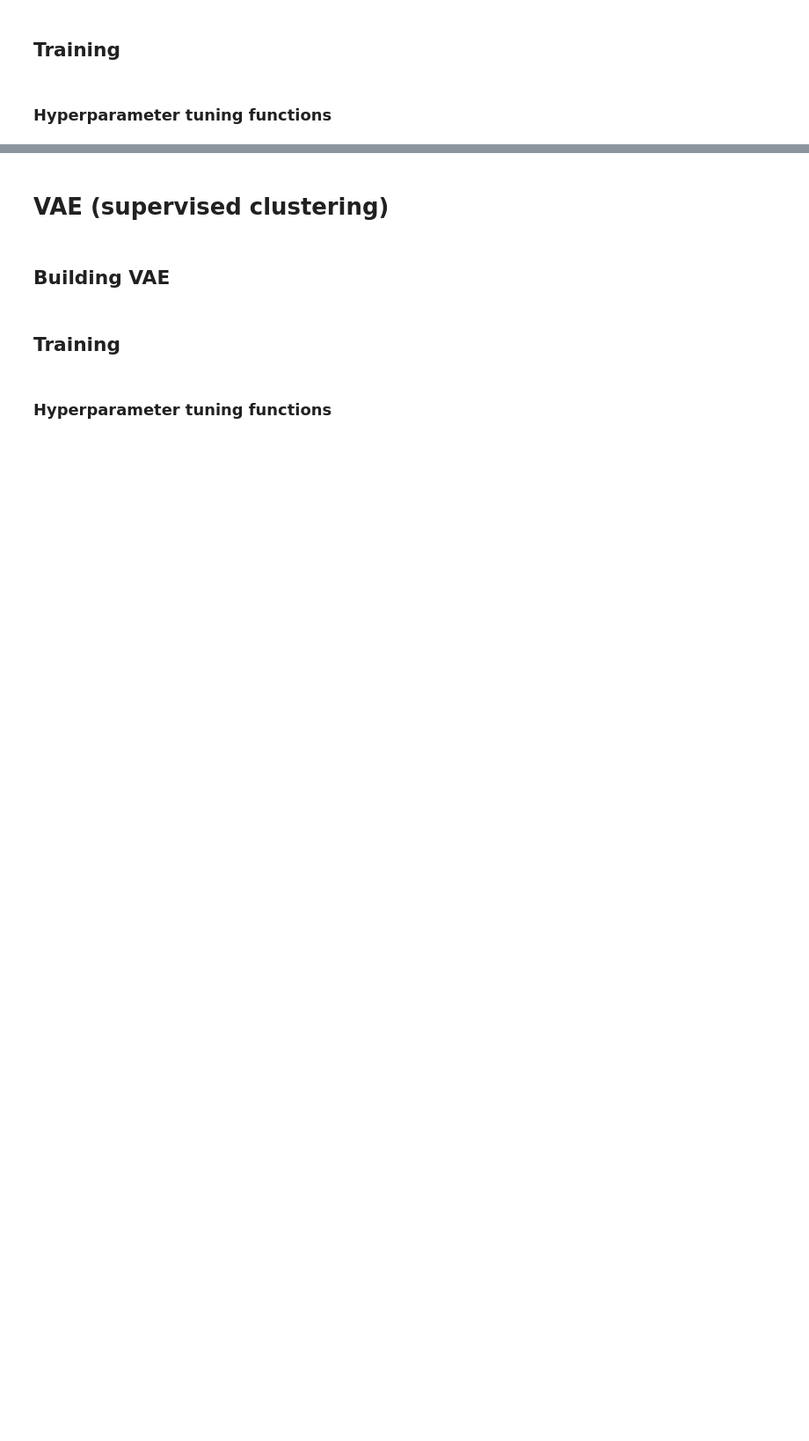
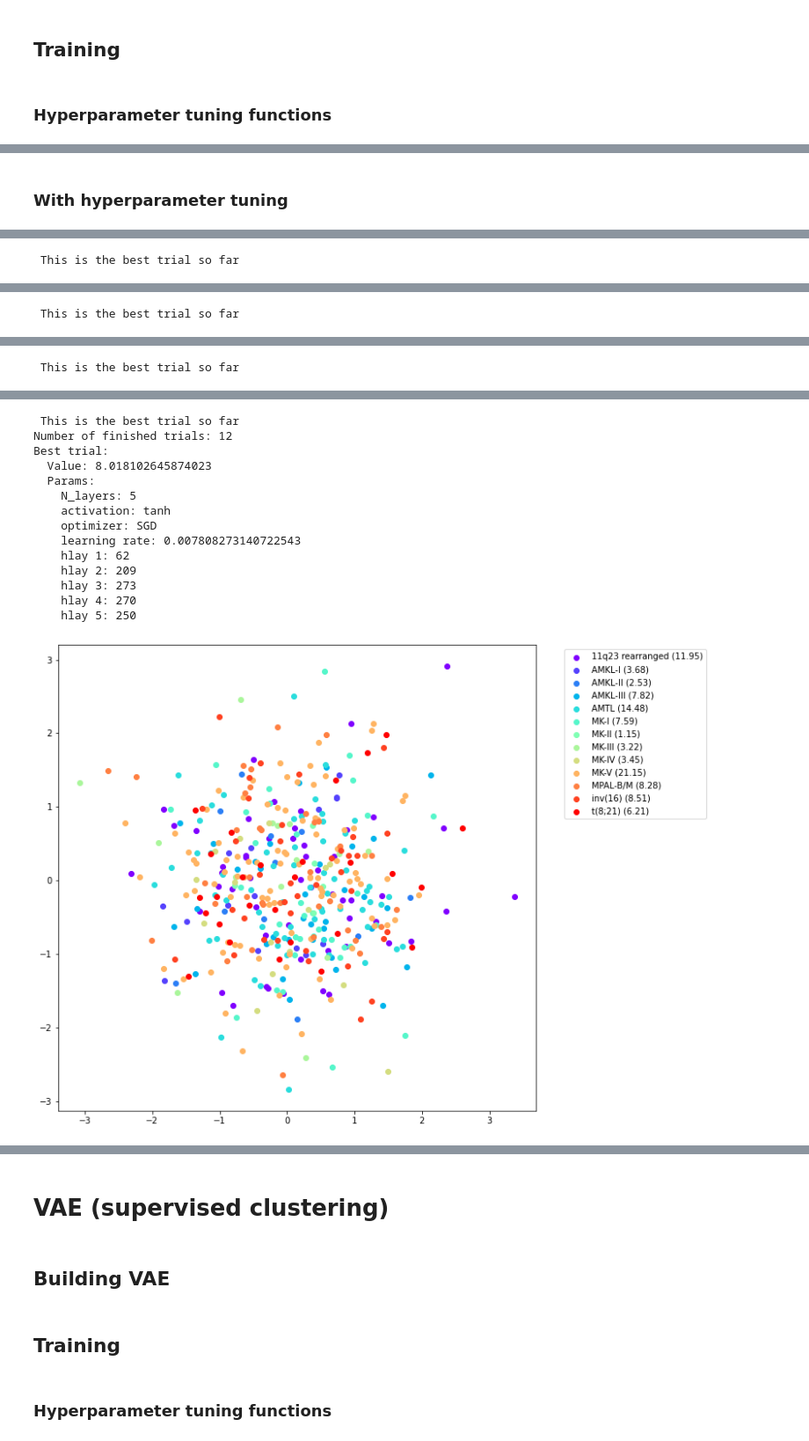
Before and after one commit to ThiesCalje/Survival-Analysis-Deep-Learning-AML-, a Jupyter notebook: Code/Collab/Clustering_Embedding.ipynb, the cells around one changed output, grey strips where cells are left out. Shown at 88% size. Cells and saved outputs as stored; diff of their text form; code cells hidden in the pictures; blank space fills up the shorter version.

Commit message:
added classification layer and appropriate visualization functions for interpretation

```diff
--- a/Code/Collab/Clustering_Embedding.ipynb
+++ b/Code/Collab/Clustering_Embedding.ipynb
@@ -79,7 +81,7 @@ def data_procsg(data_i, data_l, aug_n, batch_size, var_of_interest, balance = Fa
 
     gene_expression_np  = data_i.numpy()
     patientdat          = data_l[var_of_interest]
-    labels              = np.sort(np.unique(patient_data_cat))
+    labels              = np.sort(np.unique(patientdat))
 
     num_patients        = gene_expression_np.shape[0]
     num_data            = gene_expression_np.shape[1]
@@ -110,7 +112,7 @@ def data_procsg(data_i, data_l, aug_n, batch_size, var_of_interest, balance = Fa
 
         gene_expression_balanced = np.delete(gene_expression_balanced, (0), axis = 0)
         y_labels_balanced        = np.delete(y_labels_balanced, (0), axis = 0)
-        print(y_labels_balanced.shape[1], y_labels_balanced.shape[0])
+        # print(y_labels_balanced.shape[1], y_labels_balanced.shape[0])
         gene_expression_np       = gene_expression_balanced
         y_train                  =y_labels_balanced
 
@@ -149,5 +151,3 @@ def data_procsg(data_i, data_l, aug_n, batch_size, var_of_interest, balance = Fa
     test_dataset  = tf.data.Dataset.from_tensor_slices((x_test, x_test_c, y_test)).batch(batch_size)
 
     return train_dataset, test_dataset
-
-data_procsg(gene_expression, patient_data, 1, 512, "Transcriptional_Identity", balance=True)
@@ -658,7 +755,7 @@ def sampling(args):
     z_mean, z_log_sigma = args
     latent_dim = K.shape(z_mean)
     epsilon = K.random_normal(shape=(latent_dim[0], latent_dim[1]),
-                              mean=0., stddev=0.005)
+                              mean=0., stddev=0.01)
     return z_mean + K.exp(z_log_sigma) * epsilon
 # %%
 def VAE(structure):
@@ -1019,7 +948,7 @@ def hyperpar_tuner_VAE(trial):
 # %%
 def find_VAE(n):
 
-    global models, gene_expression
+    global models
     models = []
 
     study = optuna.create_study(direction = "minimize", study_name = "Tuning VAE")
@@ -1103,0 +1080,20 @@ Best trial:
+# %% [markdown]
+### With hyperparameter tuning
+# %%
+var_of_interest     = "Transcriptional_Identity"
+patient_data_cat    = patient_data[var_of_interest]
+num_labels          = len(np.sort(np.unique(patient_data_cat)))
+batch_size          = 512
+epochs              = 100
+
+train_dataset, test_dataset = data_procsg(gene_expression, patient_data, 15, batch_size, var_of_interest, balance=True)
+
+best_trial, vae, encoder    = find_VAE(12)
+
+coords      = encoder(gene_expression)[-1]
+vis_clus(coords, patient_data, var_of_interest)
+
+loss_train  = best_trial.user_attrs["train_loss"]
+loss_test   = best_trial.user_attrs["test_loss"]
+plot_VAE_2(loss_train, loss_test)
+# %% [output]
@@ -1103,0 +1102 @@ Best trial:
+ This is the best trial so far
@@ -1103,0 +1104 @@ Best trial:
+ This is the best trial so far
@@ -1103,0 +1106 @@ Best trial:
+ This is the best trial so far
@@ -1103,0 +1116,15 @@ Best trial:
+ This is the best trial so far
+Number of finished trials: 12
+Best trial:
+  Value: 8.018102645874023
+  Params:
+    N_layers: 5
+    activation: tanh
+    optimizer: SGD
+    learning rate: 0.007808273140722543
+    hlay 1: 62
+    hlay 2: 209
+    hlay 3: 273
+    hlay 4: 270
+    hlay 5: 250
+[figure, added]
```
Also changed, not shown: parts of 36 cells of this notebook.
